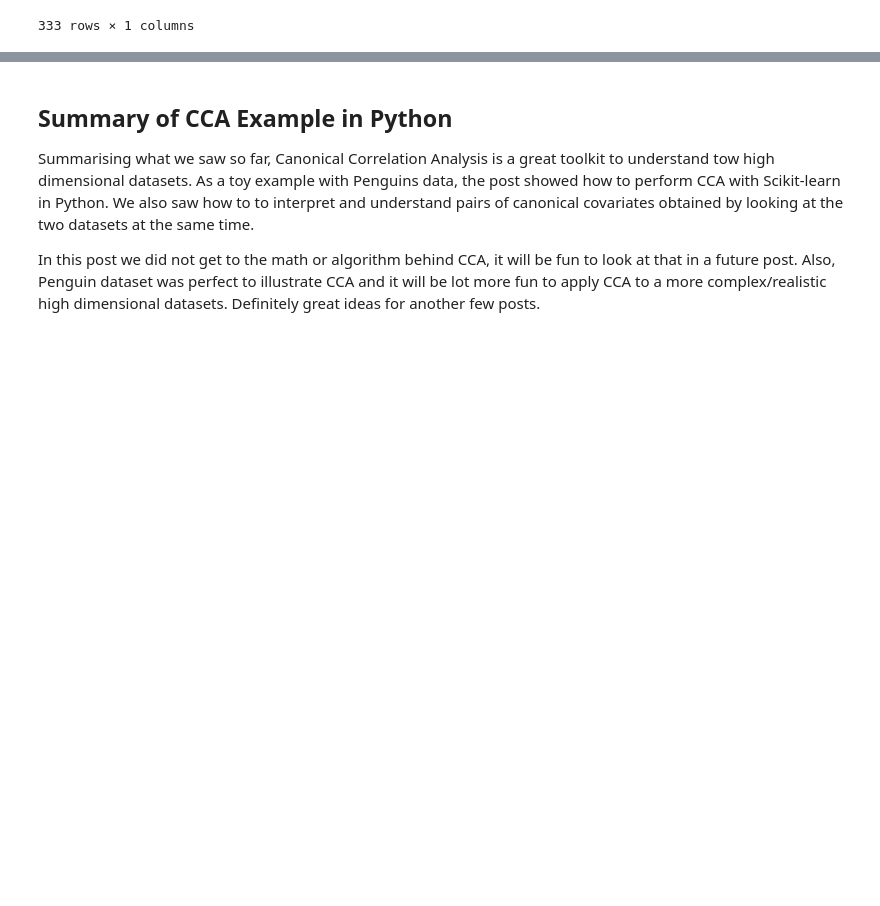
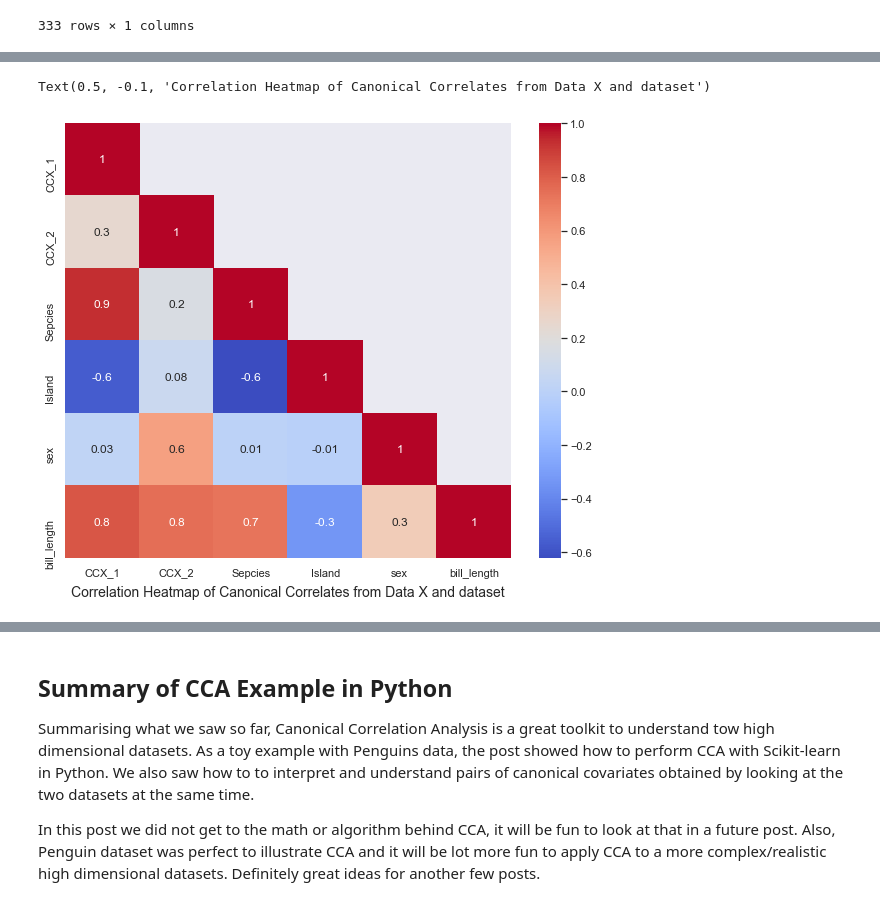
Before and after one commit to gitony0101/selfstudy, a Jupyter notebook: Introduction to Canonical Correlation Analysis (CCA) in Python.ipynb, the cells around one changed output, grey strips where cells are left out. Drawn from its saved outputs; the diff is of its cells as text; code cells hidden in the pictures; blank space fills up the shorter version.

```diff
--- a/Introduction to Canonical Correlation Analysis (CCA) in Python.ipynb
+++ b/Introduction to Canonical Correlation Analysis (CCA) in Python.ipynb
@@ -324,6 +324,17 @@ corr_X_df.head()
 # %%
-# Let us make a heatmap with lower triangular correlation matrix. To do that we subset the original correlational matrix with Numpy’s tril() function.
+# Let us make a heatmap with lower triangular correlation matrix.
 
+# To do that we subset the original correlational matrix with Numpy’s tril() function.
 # plt.figure(figsize=(10,8))
 # X_df_lt = corr_X_df.where(np.tril(np.ones(corr_X_df.shape)).astype(np.bool))
-# tricky, lots of work
+
+plt.figure(figsize=(10, 8))
+X_df_lt = corr_X_df.where(np.tril(np.ones(corr_X_df.shape)).astype(np.bool8))
+X_df_lt
+
+#compare corr_X_df
+# pd.where(cond, other=nan, inplace=False, axis=None, level=None, errors='raise', try_cast=False, raise_on_error=None)[source]     Return an object of same shape as self and whose corresponding entries are from self where cond is True and otherwise are from other.
+
+#  numpy.tril(m, k=0)
+#     Lower triangle of an array.
+#     Return a copy of an array with elements above the k-th diagonal zeroed.
@@ -329,0 +350,11 @@ corr_X_df.head()
+# %%
+# let's plot
+plt.figure(figsize=(10, 8)) #same figsize
+sns.set(font_scale=1) #sns fontsize
+sns.heatmap(X_df_lt,cmap="coolwarm", annot=True, fmt='.1g') #sns heatmap only
+plt.savefig("heatmap_canonical_correlates_from_X_and_data.jpg",
+                                format='jpeg',dpi=100)
+plt.title("Correlation Heatmap of Canonical Correlates from Data X and dataset",y=-0.1, fontsize=14)
+# %% [output]
+Text(0.5, -0.1, 'Correlation Heatmap of Canonical Correlates from Data X and dataset')
+[figure, added]
```
Also changed, not shown: parts of 13 cells of this notebook, 2 other files.
